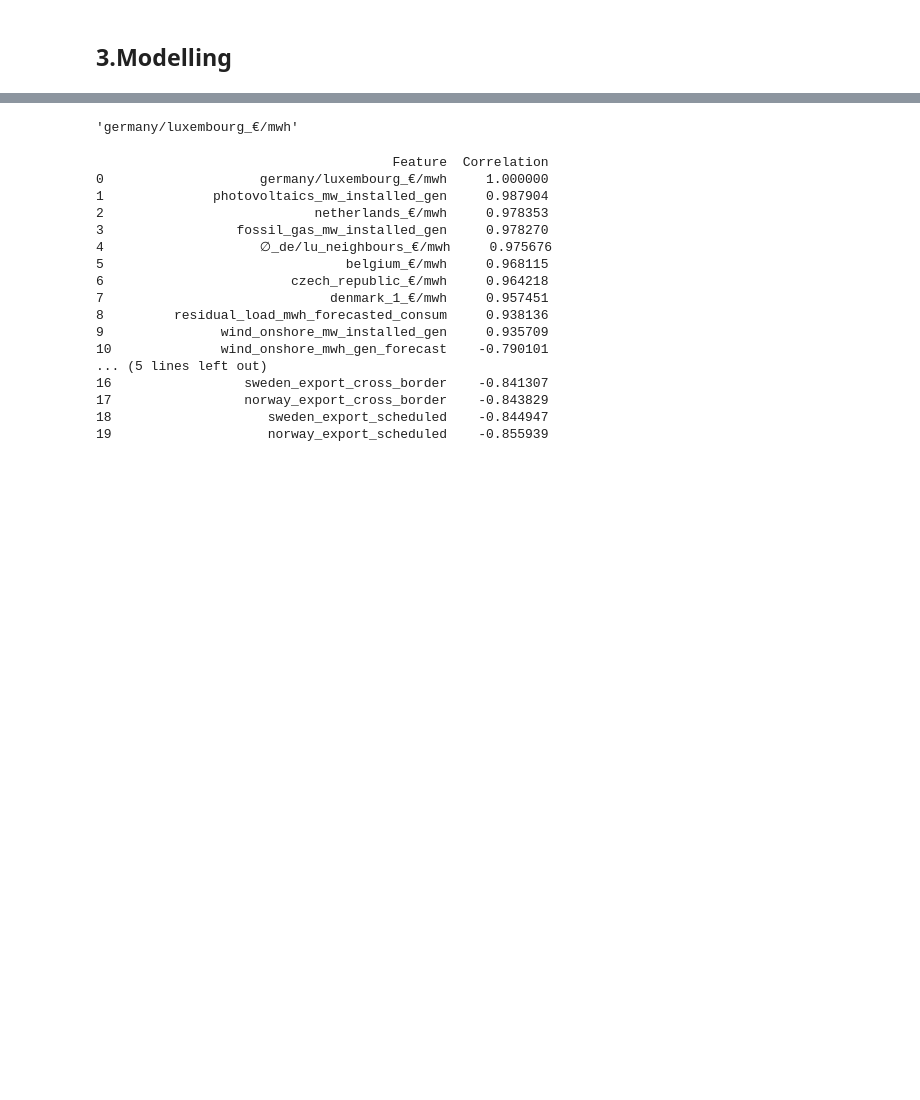
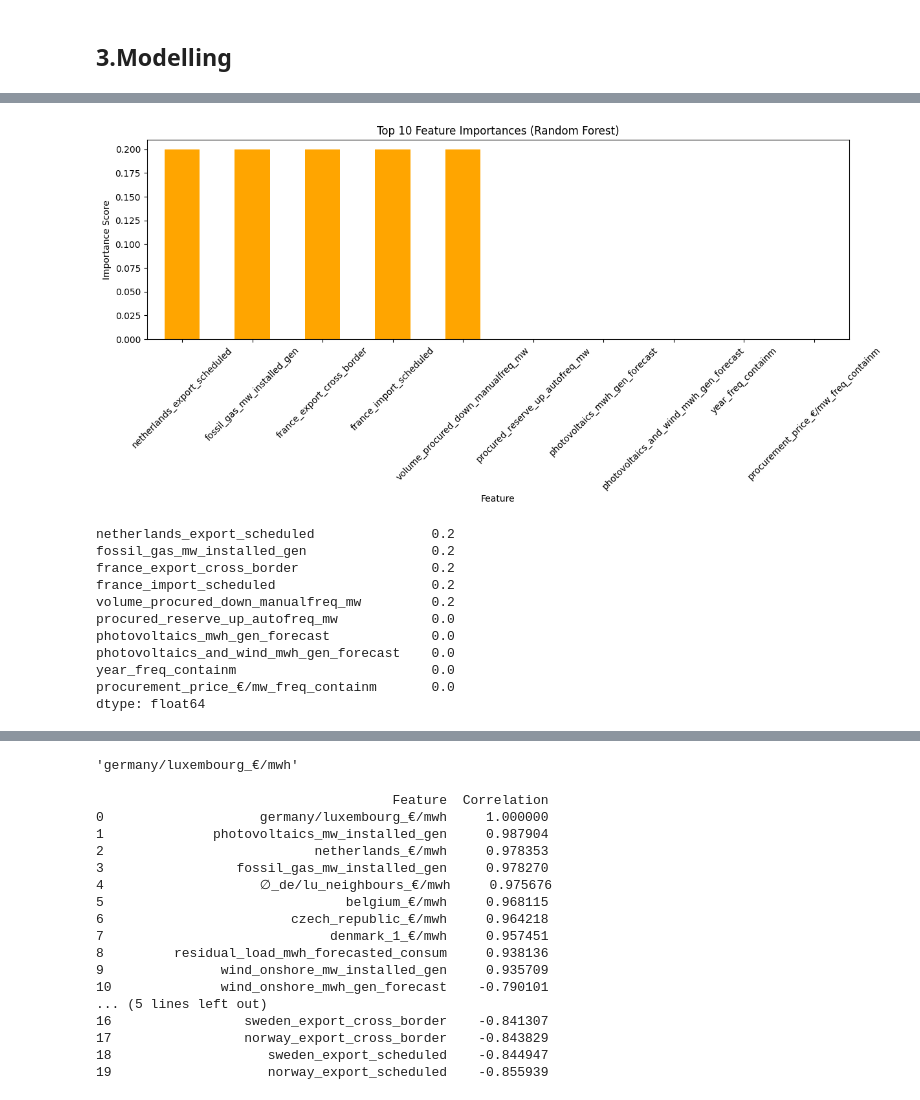
Before and after one commit to okpoEkpenyong/powercast_modeling_germany_regions, a Jupyter notebook: notebooks/03_model.ipynb, the cells around one changed output, grey strips where cells are left out. Drawn from its saved outputs; the diff is of its cells as text; code cells hidden in the pictures; blank space fills up the shorter version.

```diff
--- a/notebooks/03_model.ipynb
+++ b/notebooks/03_model.ipynb
@@ -295,3 +460,26 @@ plt.show()
+# %%
+plt.figure(figsize=(14,4))
+metrics['Top_Features'].plot(kind="bar", color="orange")
+plt.title("Top 10 Feature Importances (Random Forest)")
+plt.ylabel("Importance Score")
+plt.xlabel("Feature")
+plt.xticks(rotation=45)
+plt.show()
+
+metrics['Top_Features']
+# %% [output]
+[figure, added]
+netherlands_export_scheduled               0.2
+fossil_gas_mw_installed_gen                0.2
+france_export_cross_border                 0.2
+france_import_scheduled                    0.2
+volume_procured_down_manualfreq_mw         0.2
+procured_reserve_up_autofreq_mw            0.0
+photovoltaics_mwh_gen_forecast             0.0
+photovoltaics_and_wind_mwh_gen_forecast    0.0
+year_freq_containm                         0.0
+procurement_price_€/mw_freq_containm       0.0
+dtype: float64
 # %%
 correlations = df[df.select_dtypes(include='number').columns].corr()['germany/luxembourg_€/mwh'].drop('germany/luxembourg_€/mwh')
 selected_features = correlations[abs(correlations) > 0.2].index.tolist()
```
Also changed, not shown: parts of 104 cells of this notebook.
